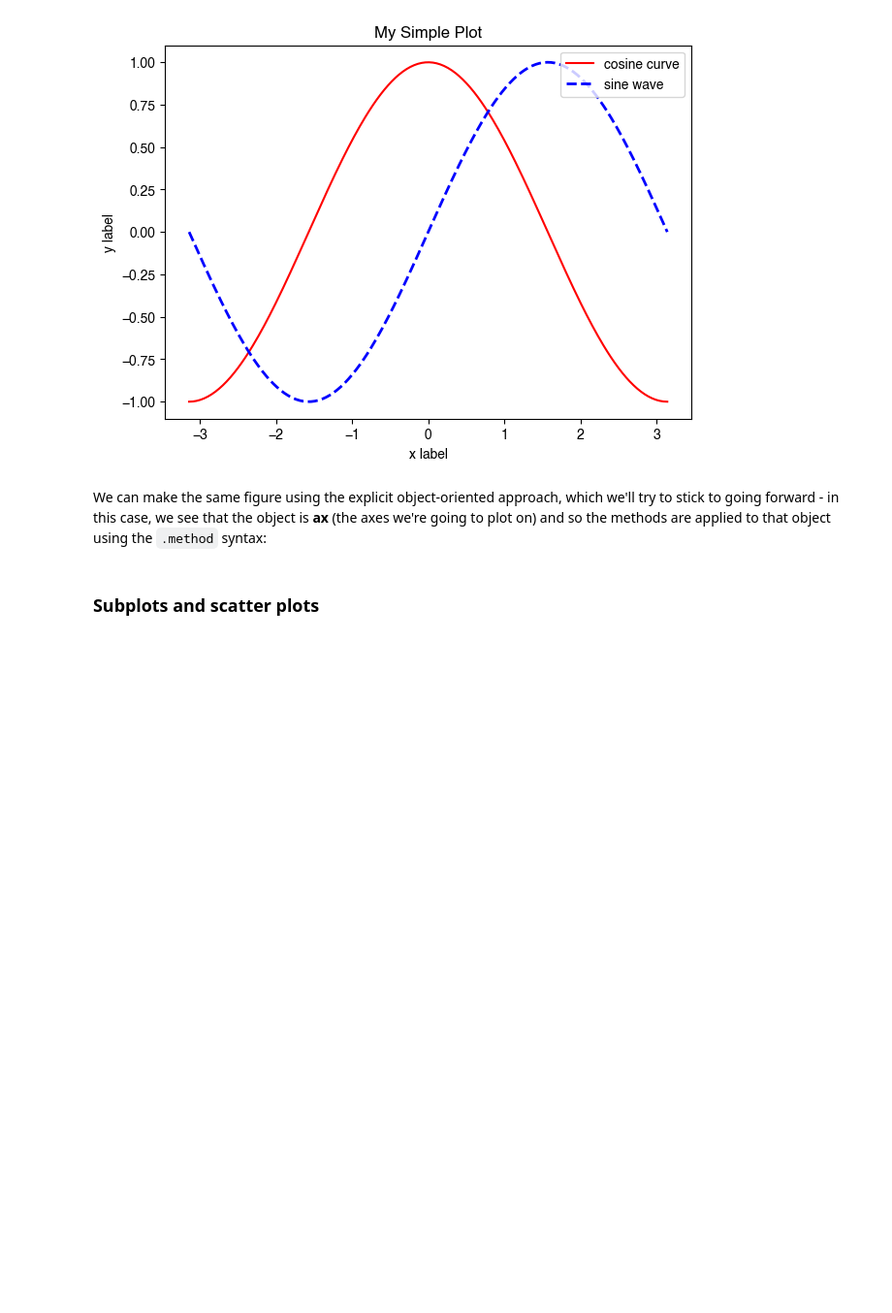
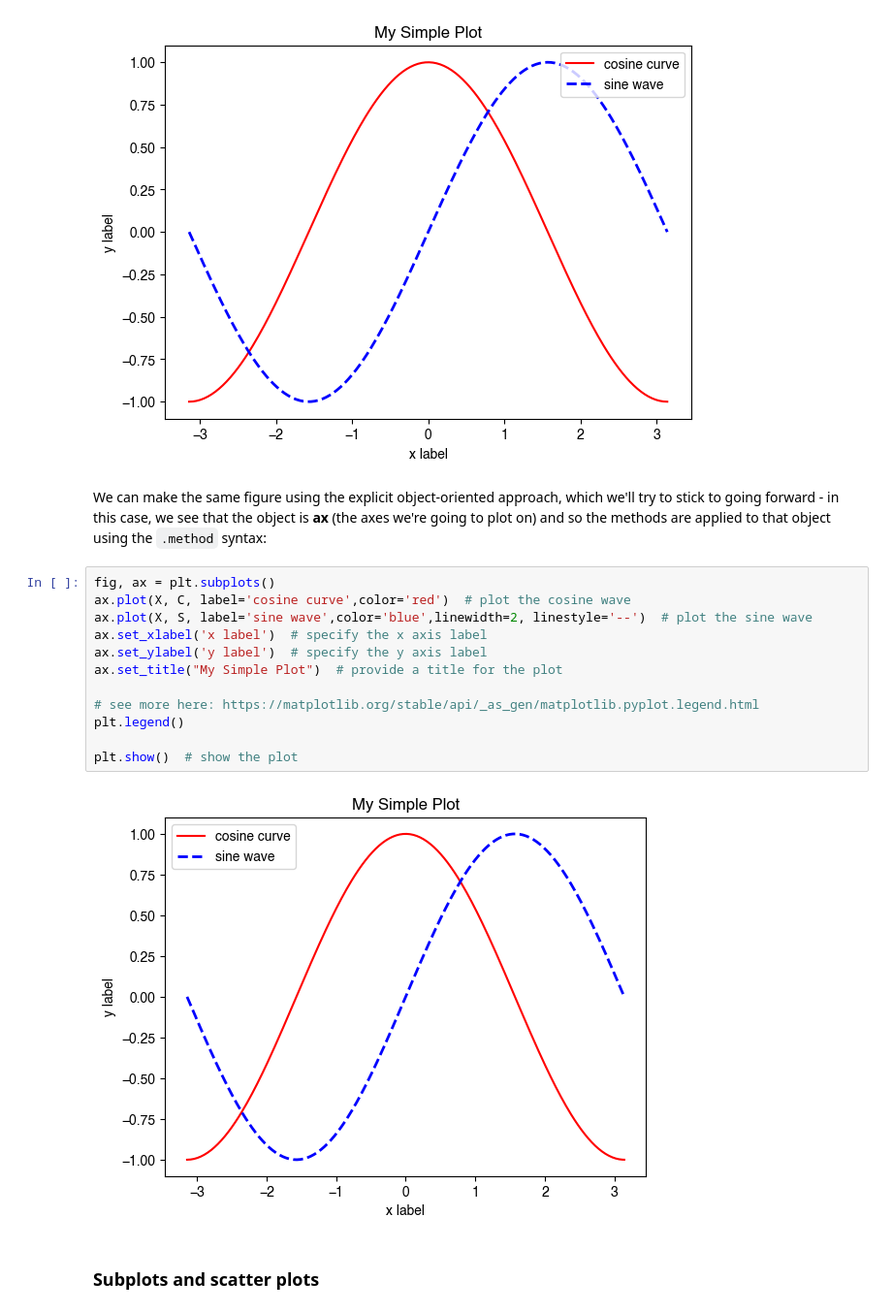
Before and after one commit to kanchukaitis/spatiotemporal_data_analysis, a Jupyter notebook: 01_introduction_to_python/introduction_to_matplotlib_part_1.ipynb, the cells around one changed output. Shown at 97% size. Drawn from its saved outputs; the diff is of its cells as text; blank space fills up the shorter version.

```diff
--- a/01_introduction_to_python/introduction_to_matplotlib_part_1.ipynb
+++ b/01_introduction_to_python/introduction_to_matplotlib_part_1.ipynb
@@ -86,6 +86,20 @@ plt.show()  # show the plot
 [figure]
 # %% [markdown]
 We can make the same figure using the explicit object-oriented approach, which we'll try to stick to going forward - in this case, we see that the object is **ax** (the axes we're going to plot on) and so the methods are applied to that object using the `.method` syntax:
+# %%
+fig, ax = plt.subplots()
+ax.plot(X, C, label='cosine curve',color='red')  # plot the cosine wave
+ax.plot(X, S, label='sine wave',color='blue',linewidth=2, linestyle='--')  # plot the sine wave
+ax.set_xlabel('x label')  # specify the x axis label
+ax.set_ylabel('y label')  # specify the y axis label
+ax.set_title("My Simple Plot")  # provide a title for the plot
+
+# see more here: https://matplotlib.org/stable/api/_as_gen/matplotlib.pyplot.legend.html
+plt.legend()
+
+plt.show()  # show the plot
+# %% [output]
+[figure, added]
 # %% [markdown]
 ### Subplots and scatter plots
 # %% [markdown]
```
Also changed, not shown: parts of 2 cells of this notebook.
